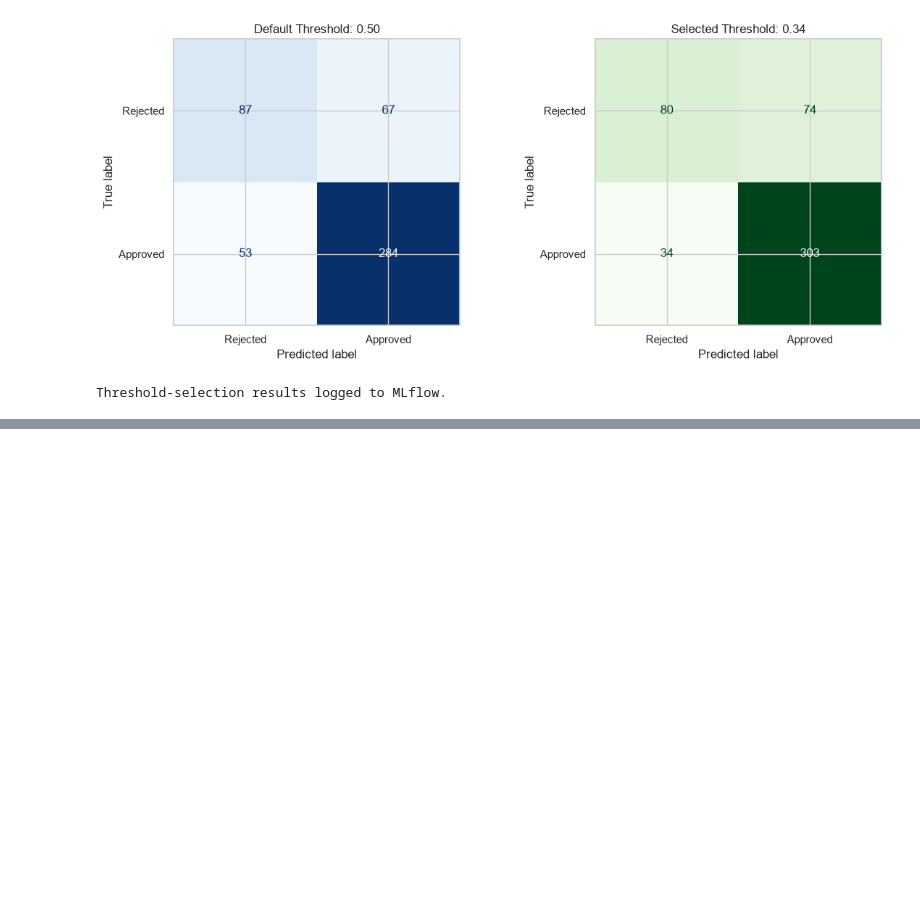
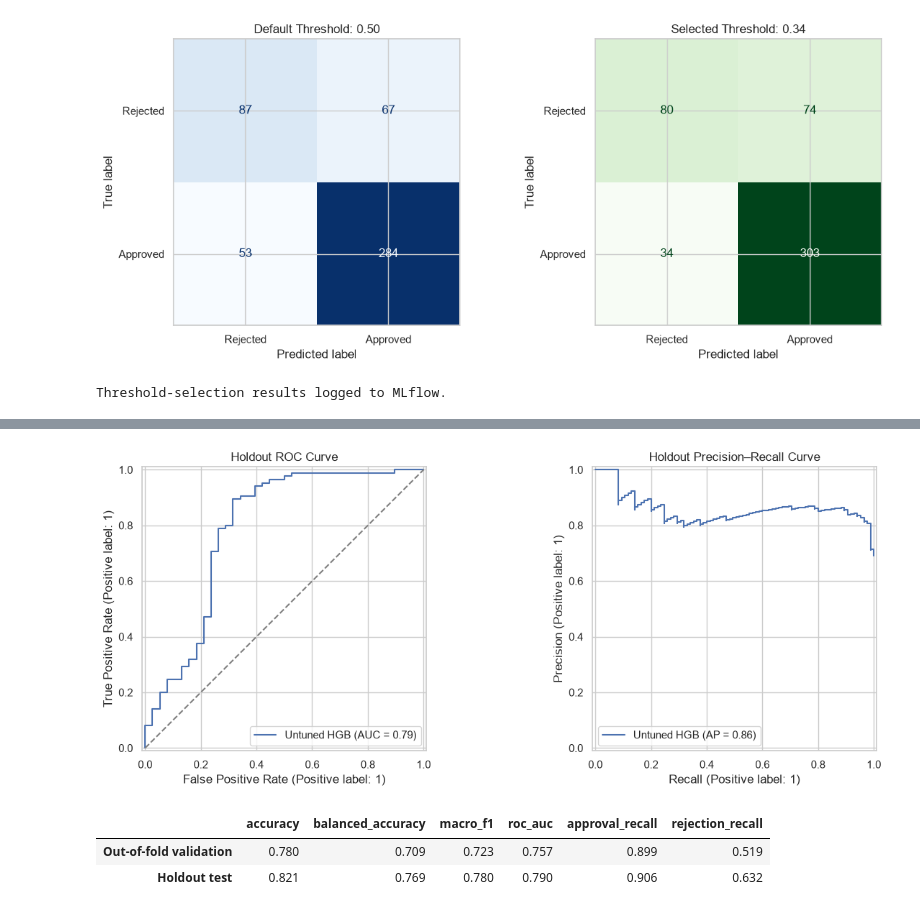
Before and after one commit to al-rafi-DSC/Loan_Approval_Predictor, a Jupyter notebook: main.ipynb, the cells around one changed output, grey strips where cells are left out. Drawn from its saved outputs; the diff is of its cells as text; code cells hidden in the pictures; blank space fills up the shorter version.

```diff
--- a/main.ipynb
+++ b/main.ipynb
@@ -2257,0 +2768,80 @@ Threshold-selection results logged to MLflow.
+# %%
+# 12.7 Plot ROC and Precision-Recall Curves
+fig, axes = plt.subplots(1, 2, figsize=(13, 5))
+
+RocCurveDisplay.from_predictions(
+    y_test,
+    test_probabilities,
+    name=selected_model_version,
+    ax=axes[0],
+)
+
+axes[0].plot(
+    [0, 1],
+    [0, 1],
+    linestyle="--",
+    color="grey",
+)
+
+axes[0].set_title("Holdout ROC Curve")
+
+PrecisionRecallDisplay.from_predictions(
+    y_test,
+    test_probabilities,
+    name=selected_model_version,
+    ax=axes[1],
+)
+
+axes[1].set_title("Holdout Precision–Recall Curve")
+
+plt.tight_layout()
+plt.show()
+# %% [output]
+[figure, added]
+# %%
+# 12.8 Compare validation and Test Performance
+oof_metrics = {
+    "accuracy": accuracy_score(
+        y_train,
+        selected_oof_predictions,
+    ),
+    "balanced_accuracy": balanced_accuracy_score(
+        y_train,
+        selected_oof_predictions,
+    ),
+    "macro_f1": f1_score(
+        y_train,
+        selected_oof_predictions,
+        average="macro",
+    ),
+    "roc_auc": roc_auc_score(
+        y_train,
+        selected_oof_probabilities,
+    ),
+    "approval_recall": recall_score(
+        y_train,
+        selected_oof_predictions,
+        pos_label=1,
+    ),
+    "rejection_recall": recall_score(
+        y_train,
+        selected_oof_predictions,
+        pos_label=0,
+    ),
+}
+
+generalization_comparison = pd.DataFrame(
+    {
+        "Out-of-fold validation": oof_metrics,
+        "Holdout test": {
+            metric: test_metrics[metric]
+            for metric in oof_metrics
+        },
+    }
+).T
+
+display(generalization_comparison.round(3))
+# %% [output]
+|  | accuracy | balanced_accuracy | macro_f1 | roc_auc | approval_recall | rejection_recall |
+| Out-of-fold validation | 0.780 | 0.709 | 0.723 | 0.757 | 0.899 | 0.519 |
+| Holdout test | 0.821 | 0.769 | 0.780 | 0.790 | 0.906 | 0.632 |
```
Also changed, not shown: parts of 35 cells of this notebook, 5 other files.
